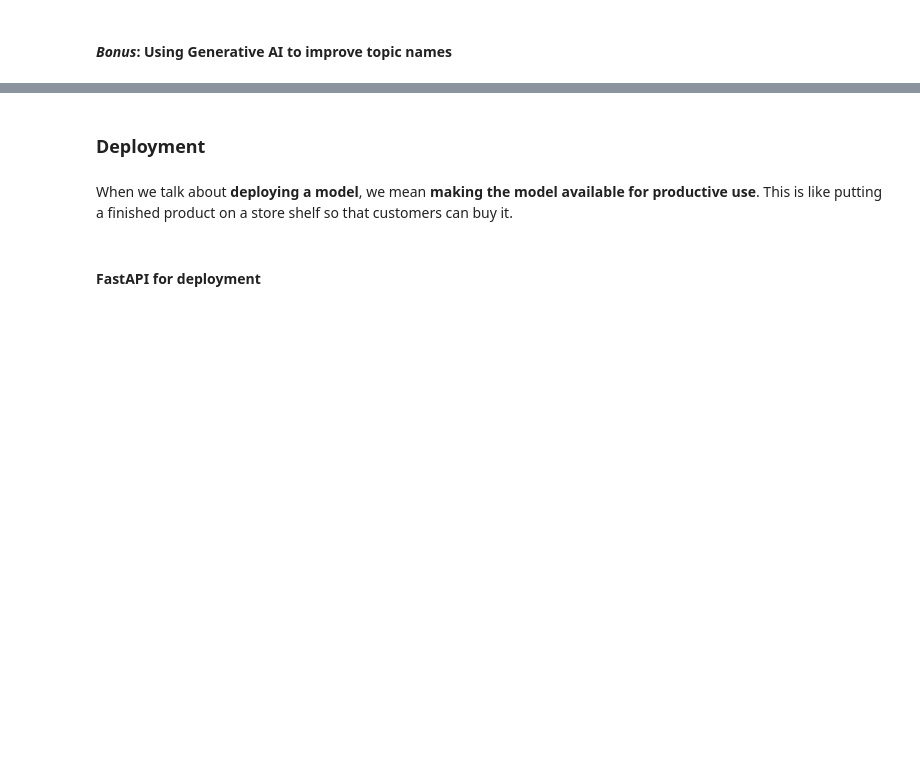
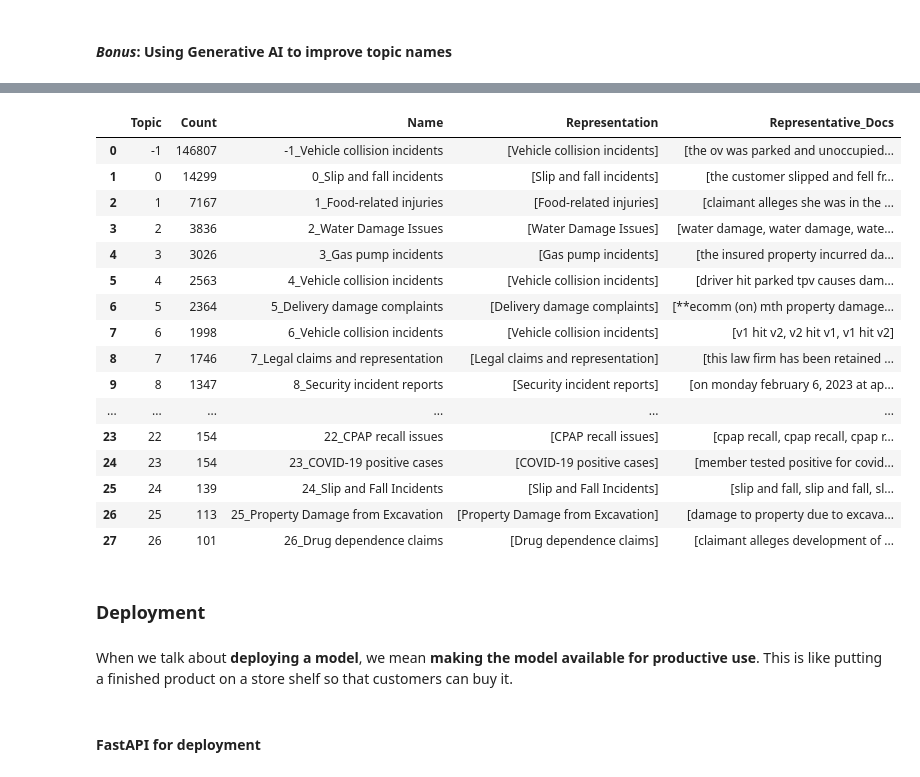
Before and after one commit to julienOlivier3/risk-analytics, a Jupyter notebook: 2_nlp/nlp.ipynb, the cells around one changed output, grey strips where cells are left out. Saved outputs shown, nothing was run; the diff lists cells and outputs as text; code cells hidden in the pictures; blank space fills up the shorter version.

```diff
--- a/2_nlp/nlp.ipynb
+++ b/2_nlp/nlp.ipynb
@@ -798,0 +848,20 @@ topic_model.get_topic_info()
+# %%
+topic_model.get_topic_info()
+# %% [output]
+|  | Topic | Count | Name | Representation | Representative_Docs |
+| 0 | -1 | 146807 | -1_Vehicle collision incidents | [Vehicle collision incidents] | [the ov was parked and unoccupied... |
+| 1 | 0 | 14299 | 0_Slip and fall incidents | [Slip and fall incidents] | [the customer slipped and fell fr... |
+| 2 | 1 | 7167 | 1_Food-related injuries | [Food-related injuries] | [claimant alleges she was in the ... |
+| 3 | 2 | 3836 | 2_Water Damage Issues | [Water Damage Issues] | [water damage, water damage, wate... |
+| 4 | 3 | 3026 | 3_Gas pump incidents | [Gas pump incidents] | [the insured property incurred da... |
+| 5 | 4 | 2563 | 4_Vehicle collision incidents | [Vehicle collision incidents] | [driver hit parked tpv causes dam... |
+| 6 | 5 | 2364 | 5_Delivery damage complaints | [Delivery damage complaints] | [**ecomm (on) mth property damage... |
+| 7 | 6 | 1998 | 6_Vehicle collision incidents | [Vehicle collision incidents] | [v1 hit v2, v2 hit v1, v1 hit v2] |
+| 8 | 7 | 1746 | 7_Legal claims and representation | [Legal claims and representation] | [this law firm has been retained ... |
+| 9 | 8 | 1347 | 8_Security incident reports | [Security incident reports] | [on monday february 6, 2023 at ap... |
+| ... | ... | ... | ... | ... | ... |
+| 23 | 22 | 154 | 22_CPAP recall issues | [CPAP recall issues] | [cpap recall, cpap recall, cpap r... |
+| 24 | 23 | 154 | 23_COVID-19 positive cases | [COVID-19 positive cases] | [member tested positive for covid... |
+| 25 | 24 | 139 | 24_Slip and Fall Incidents | [Slip and Fall Incidents] | [slip and fall, slip and fall, sl... |
+| 26 | 25 | 113 | 25_Property Damage from Excavation | [Property Damage from Excavation] | [damage to property due to excava... |
+| 27 | 26 | 101 | 26_Drug dependence claims | [Drug dependence claims] | [claimant alleges development of ... |
```
Also changed, not shown: parts of 36 cells of this notebook, 13 other files.
